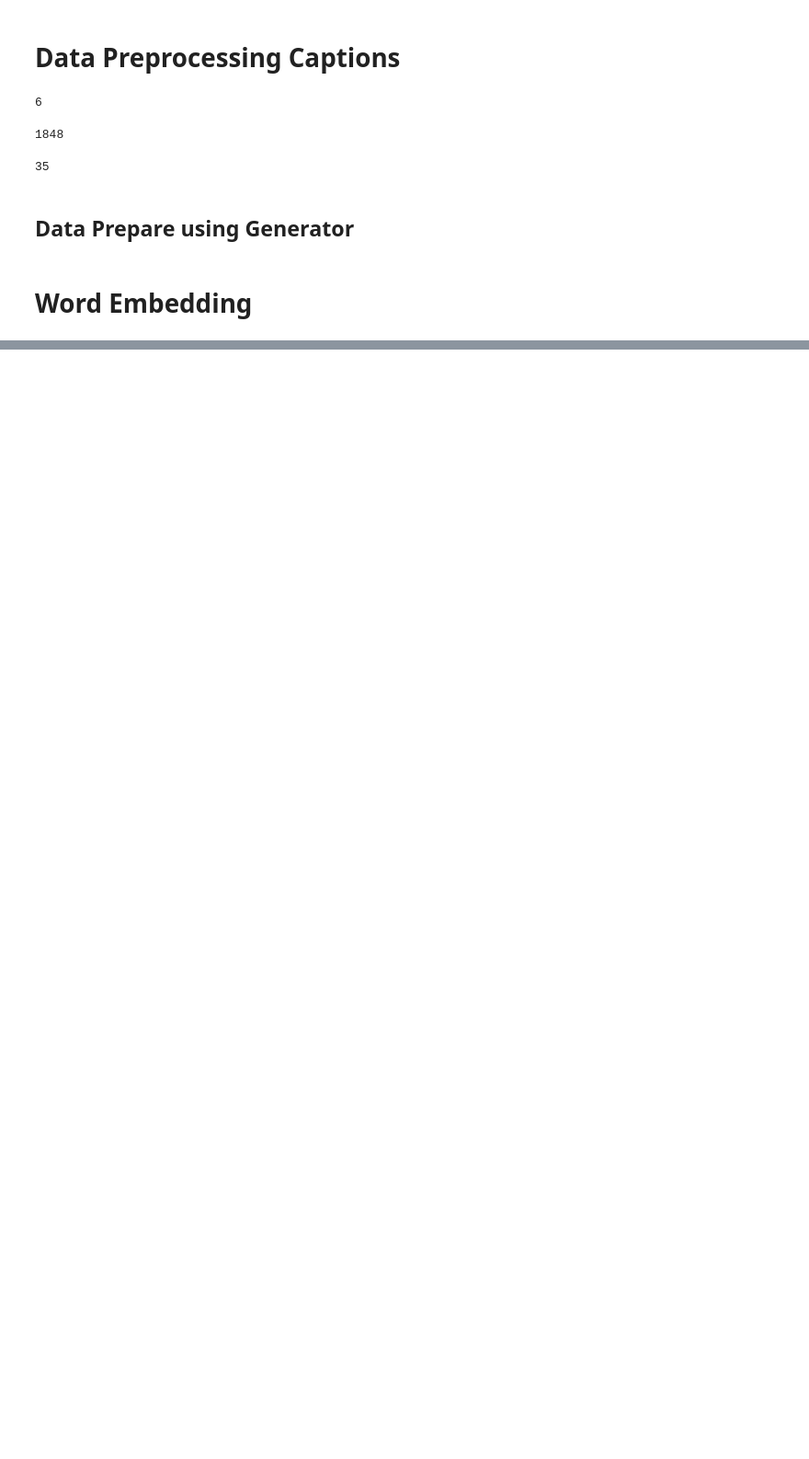
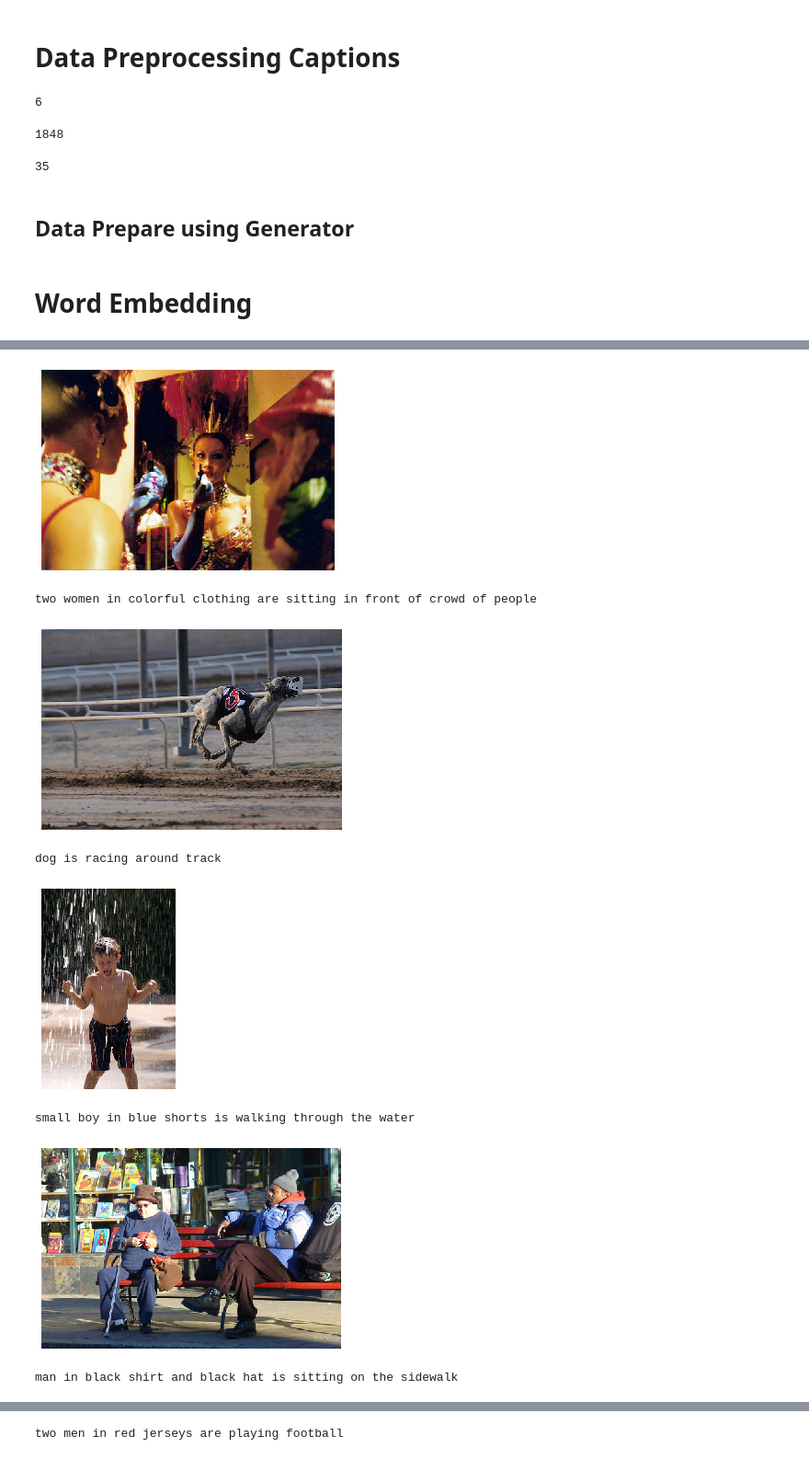
Before and after one commit to Avi-nash5/Image_Captioning_Bot, a Jupyter notebook: Image Captioning Bot.ipynb, the cells around one changed output, grey strips where cells are left out. Shown at 92% size. Drawn from its saved outputs; the diff is of its cells as text; code cells hidden in the pictures; blank space fills up the shorter version.

```diff
--- a/Image Captioning Bot.ipynb
+++ b/Image Captioning Bot.ipynb
@@ -289,0 +361,9 @@ with open("glove.6B.50d.txt",encoding="utf8") as f:
+# %%
+epochs = 10
+number_pics_per_batch = 3
+steps = len(train_descriptions)//number_pics_per_batch
+# %%
+for i in range(epochs):
+    generator = data_generator(train_descriptions, encoding_train,word_to_idx,max_len,number_pics_per_batch)
+    model.fit_generator(generator,epochs=1,steps_per_epoch=steps)
+    model.save("model_"+str(i)+".h5")
@@ -289,0 +393,44 @@ with open("glove.6B.50d.txt",encoding="utf8") as f:
+# %%
+def predict_caption(photo):
+    in_text = "startseq"
+
+    for i in range(max_len):
+        sequence = [word_to_idx[w] for w in in_text.split() if w in word_to_idx]
+        sequence = pad_sequences([sequence], maxlen=max_len, padding='post')
+
+        ypred =  model.predict([photo,sequence])
+        ypred = ypred.argmax()
+        word = idx_to_word[ypred]
+        in_text+= ' ' +word
+
+        if word =='endseq':
+            break
+
+
+    final_caption =  in_text.split()
+    final_caption = final_caption[1:-1]
+    final_caption = ' '.join(final_caption)
+
+    return final_caption
+# %%
+for i in range(20):
+    rn =  np.random.randint(0, 1000)
+    img_name = list(encoding_test.keys())[rn]
+    photo = encoding_test[img_name].reshape((1,2048))
+
+    i = plt.imread(img_name)
+    plt.imshow(i)
+    plt.axis("off")
+    plt.show()
+
+    caption = predict_caption(photo)
+    print(caption)
+# %% [output]
+[figure, added]
+two women in colorful clothing are sitting in front of crowd of people
+[figure, added]
+dog is racing around track
+[figure, added]
+small boy in blue shorts is walking through the water
+[figure, added]
+man in black shirt and black hat is sitting on the sidewalk
@@ -289,0 +438 @@ with open("glove.6B.50d.txt",encoding="utf8") as f:
+two men in red jerseys are playing football
```
Also changed, not shown: parts of 20 cells of this notebook.
